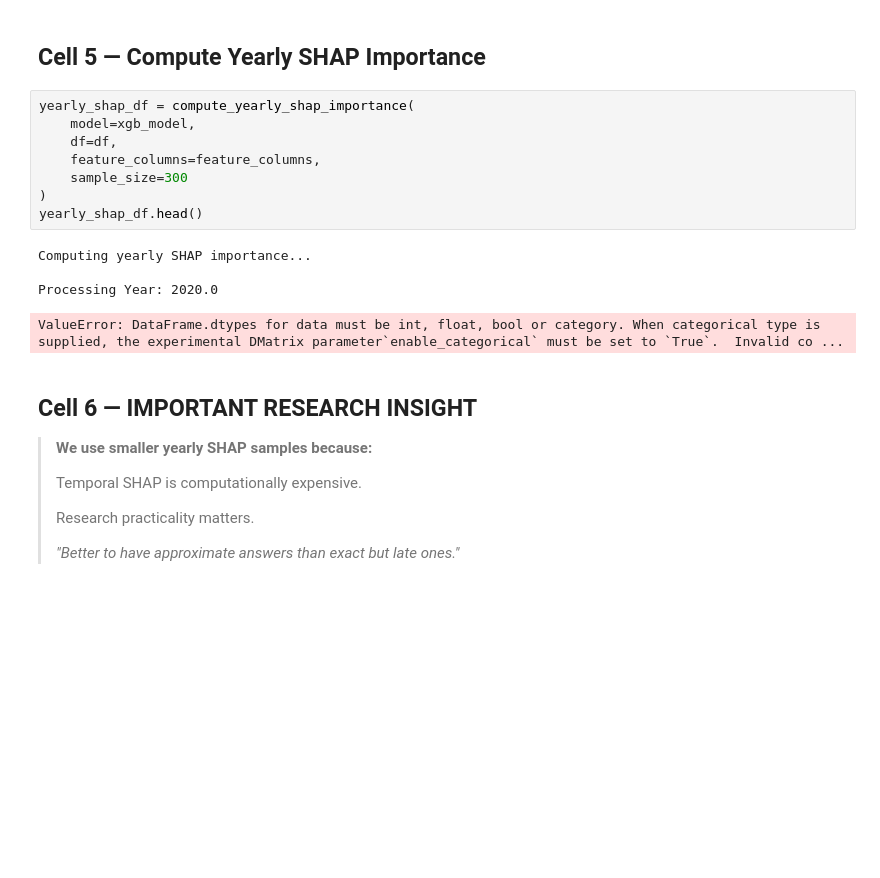
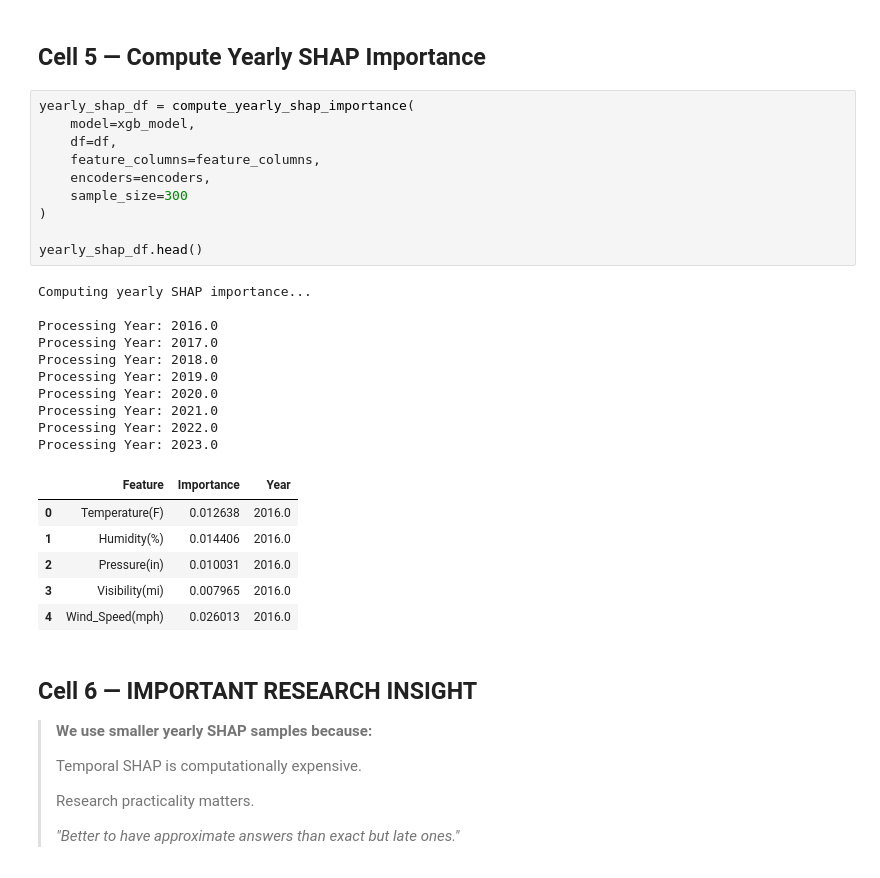
Before and after one commit to nnfuad/AccidentXAI, a Jupyter notebook: notebooks/07_temporal_shap_analysis.ipynb, the cells around one changed output. Drawn from its saved outputs; the diff is of its cells as text; blank space fills up the shorter version.

```diff
--- a/notebooks/07_temporal_shap_analysis.ipynb
+++ b/notebooks/07_temporal_shap_analysis.ipynb
@@ -118,16 +118,30 @@ feature_columns[:10]
 # %%
 yearly_shap_df = compute_yearly_shap_importance(
     model=xgb_model,
     df=df,
     feature_columns=feature_columns,
+    encoders=encoders,
     sample_size=300
 )
+
 yearly_shap_df.head()
 # %% [output]
 Computing yearly SHAP importance...
 
+Processing Year: 2016.0
+Processing Year: 2017.0
+Processing Year: 2018.0
+Processing Year: 2019.0
 Processing Year: 2020.0
+Processing Year: 2021.0
+Processing Year: 2022.0
+Processing Year: 2023.0
-ValueError: DataFrame.dtypes for data must be int, float, bool or category. When categorical type is supplied, the experimental DMatrix parameter`enable_categorical` must be set to `True`.  Invalid co ...
+|  | Feature | Importance | Year |
+| 0 | Temperature(F) | 0.012638 | 2016.0 |
+| 1 | Humidity(%) | 0.014406 | 2016.0 |
+| 2 | Pressure(in) | 0.010031 | 2016.0 |
+| 3 | Visibility(mi) | 0.007965 | 2016.0 |
+| 4 | Wind_Speed(mph) | 0.026013 | 2016.0 |
 # %% [markdown]
 ## Cell 6 — IMPORTANT RESEARCH INSIGHT
 
```
Also changed, not shown: parts of 5 cells of this notebook, 1 other file.
